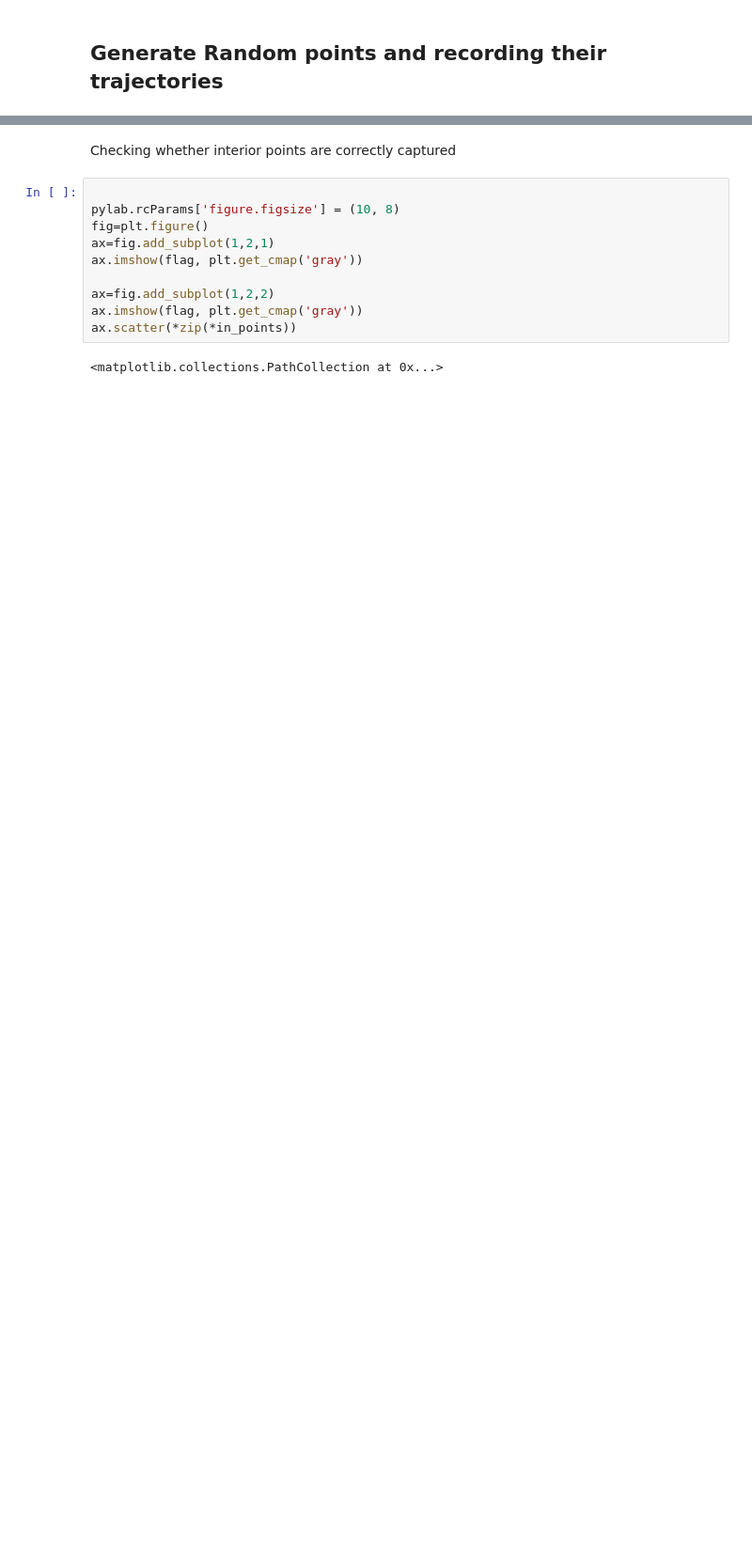
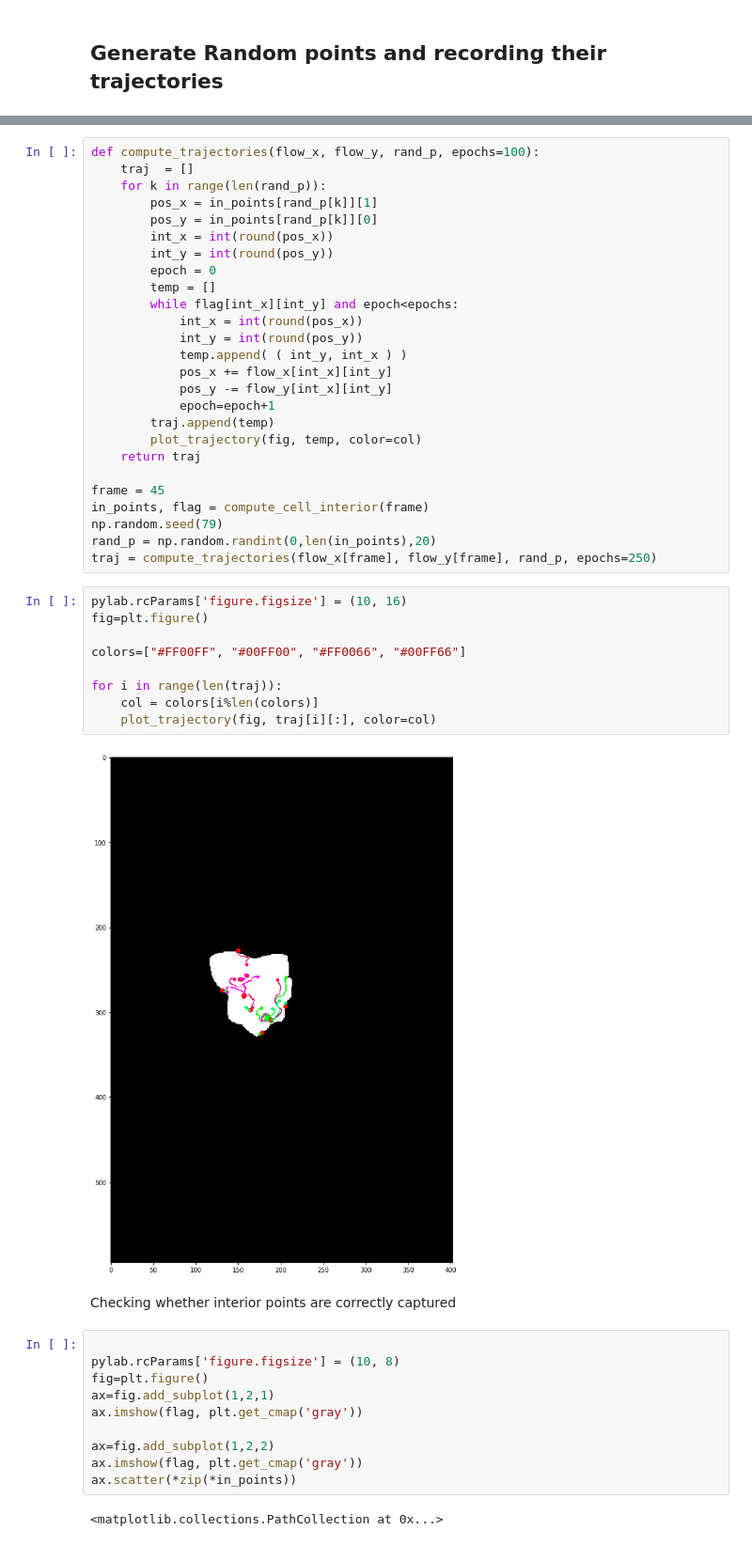
Before and after one commit to Anmol007/testing, a Jupyter notebook: Finding+Centers.ipynb, the cells around one changed output, grey strips where cells are left out. Shown at 94% size. Drawn from its saved outputs; the diff is of its cells as text; blank space fills up the shorter version.

```diff
--- a/Finding+Centers.ipynb
+++ b/Finding+Centers.ipynb
@@ -138,3 +146,40 @@ for k in range(len(rand_p)):
+# %%
+def compute_trajectories(flow_x, flow_y, rand_p, epochs=100):
+    traj  = []
+    for k in range(len(rand_p)):
+        pos_x = in_points[rand_p[k]][1]
+        pos_y = in_points[rand_p[k]][0]
+        int_x = int(round(pos_x))
+        int_y = int(round(pos_y))
+        epoch = 0
+        temp = []
+        while flag[int_x][int_y] and epoch<epochs:
+            int_x = int(round(pos_x))
+            int_y = int(round(pos_y))
+            temp.append( ( int_y, int_x ) )
+            pos_x += flow_x[int_x][int_y]
+            pos_y -= flow_y[int_x][int_y]
+            epoch=epoch+1
+        traj.append(temp)
+        plot_trajectory(fig, temp, color=col)
+    return traj
+
+frame = 45
+in_points, flag = compute_cell_interior(frame)
+np.random.seed(79)
+rand_p = np.random.randint(0,len(in_points),20)
+traj = compute_trajectories(flow_x[frame], flow_y[frame], rand_p, epochs=250)
+# %%
+pylab.rcParams['figure.figsize'] = (10, 16)
+fig=plt.figure()
+
+colors=["#FF00FF", "#00FF00", "#FF0066", "#00FF66"]
+
+for i in range(len(traj)):
+    col = colors[i%len(colors)]
+    plot_trajectory(fig, traj[i][:], color=col)
+# %% [output]
+[figure, added]
 # %% [markdown]
 Checking whether interior points are correctly captured
 # %%
```
Also changed, not shown: parts of 10 cells of this notebook.
